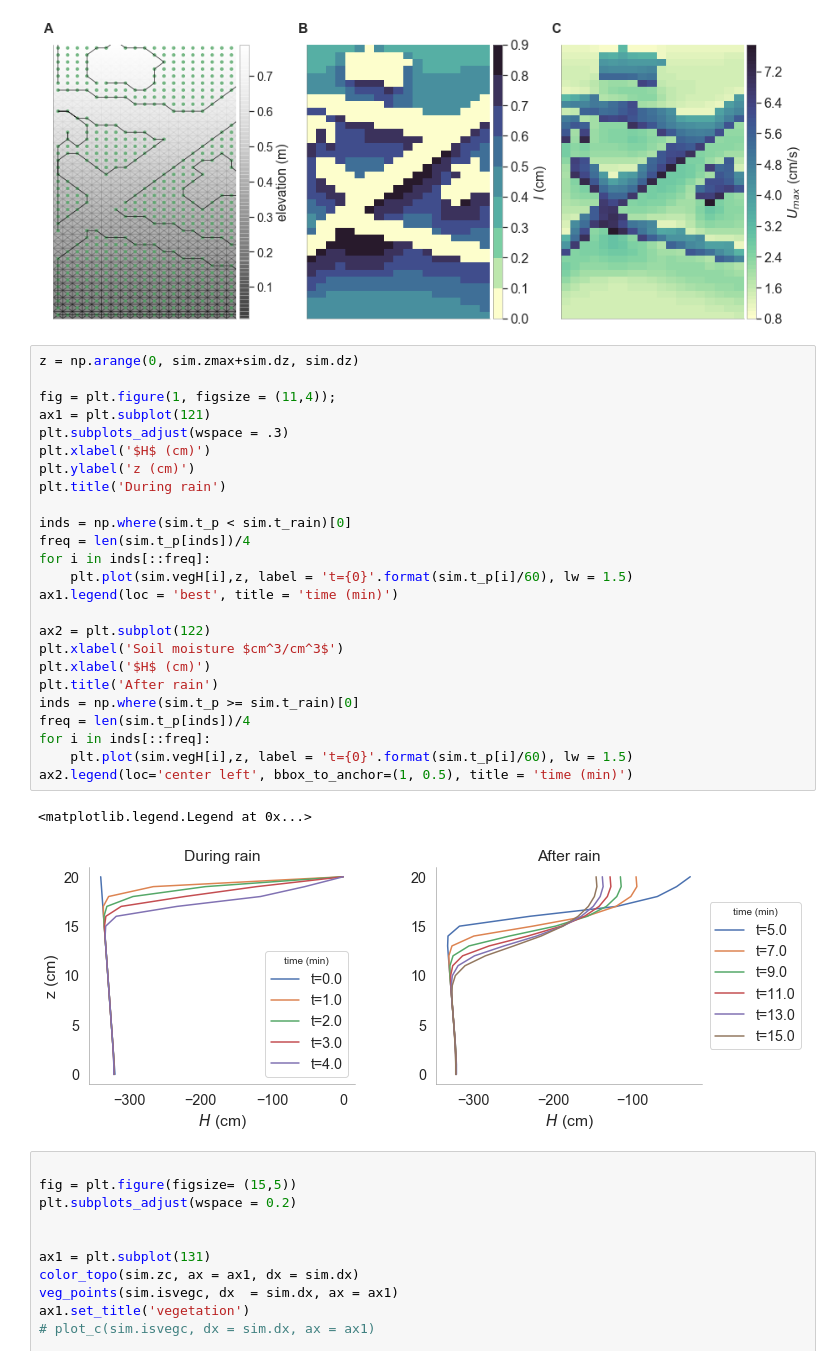
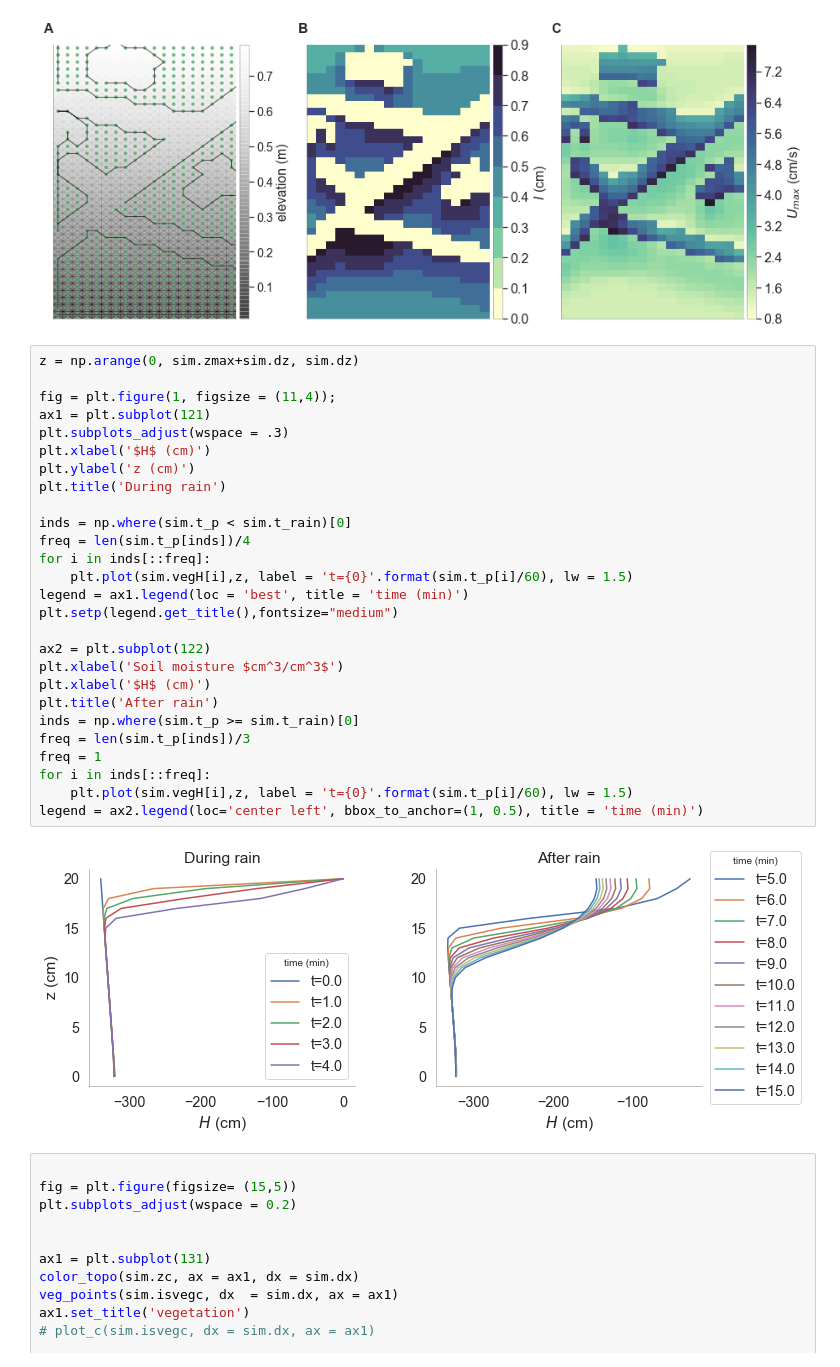
Before and after one commit to octavia-crompton/SVE-R, a Jupyter notebook: example_image/image_example.ipynb, the cells around one changed output. Drawn from its saved outputs; the diff is of its cells as text.

```diff
--- a/example_image/image_example.ipynb
+++ b/example_image/image_example.ipynb
@@ -57,31 +57,32 @@ zinflplot = colormap(sim,sim['vmax'], ax = ax3, clabel= r'$U_{max}$ (cm/s)' ,col
 # %%
 z = np.arange(0, sim.zmax+sim.dz, sim.dz)
 
 fig = plt.figure(1, figsize = (11,4));
 ax1 = plt.subplot(121)
 plt.subplots_adjust(wspace = .3)
 plt.xlabel('$H$ (cm)')
 plt.ylabel('z (cm)')
 plt.title('During rain')
 
 inds = np.where(sim.t_p < sim.t_rain)[0]
 freq = len(sim.t_p[inds])/4
 for i in inds[::freq]:
     plt.plot(sim.vegH[i],z, label = 't={0}'.format(sim.t_p[i]/60), lw = 1.5)
-ax1.legend(loc = 'best', title = 'time (min)')
+legend = ax1.legend(loc = 'best', title = 'time (min)')
+plt.setp(legend.get_title(),fontsize="medium")
 
 ax2 = plt.subplot(122)
 plt.xlabel('Soil moisture $cm^3/cm^3$')
 plt.xlabel('$H$ (cm)')
 plt.title('After rain')
 inds = np.where(sim.t_p >= sim.t_rain)[0]
-freq = len(sim.t_p[inds])/4
+freq = len(sim.t_p[inds])/3
+freq = 1
 for i in inds[::freq]:
     plt.plot(sim.vegH[i],z, label = 't={0}'.format(sim.t_p[i]/60), lw = 1.5)
-ax2.legend(loc='center left', bbox_to_anchor=(1, 0.5), title = 'time (min)')
+legend = ax2.legend(loc='center left', bbox_to_anchor=(1, 0.5), title = 'time (min)')
 # %% [output]
-<matplotlib.legend.Legend at 0x...>
-[figure, old version]
+[figure, new version]
 # %%
 
 fig = plt.figure(figsize= (15,5))
```
Also changed, not shown: 38 other files.
